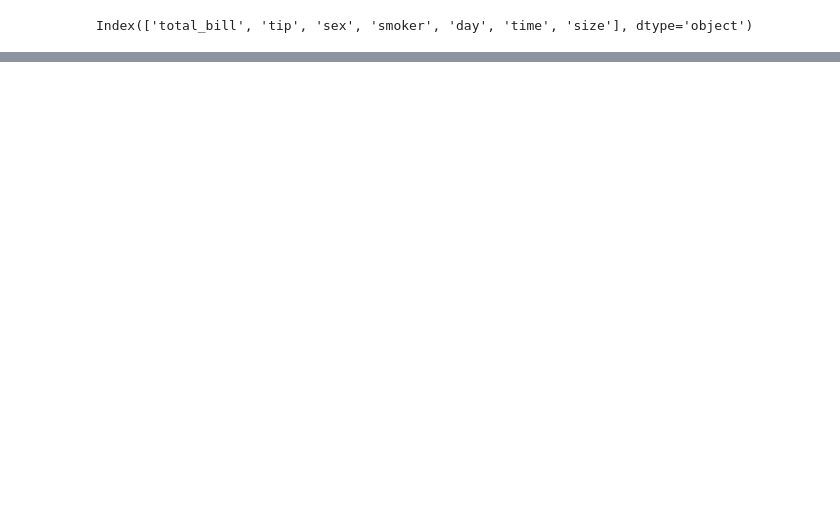
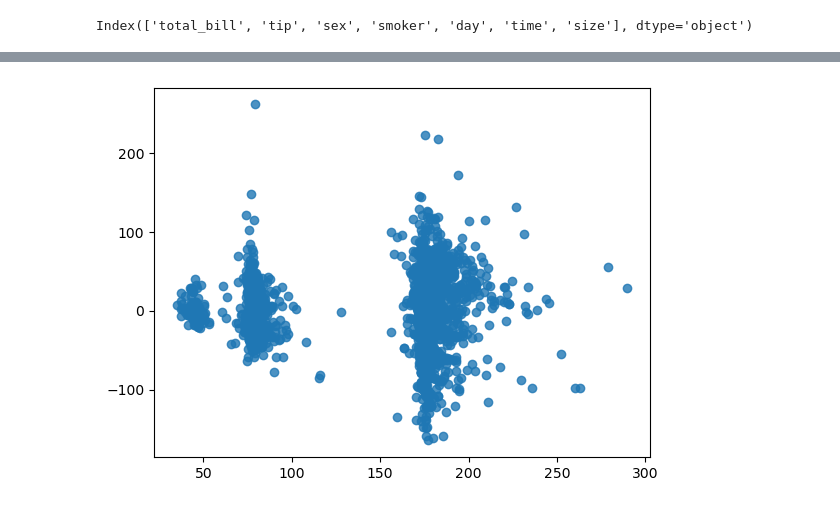
Before and after one commit to KChenDu/pandasNote, a Jupyter notebook: training/09-models.ipynb, the cells around one changed output, grey strips where cells are left out. Drawn from its saved outputs; the diff is of its cells as text; code cells hidden in the pictures; blank space fills up the shorter version.

```diff
--- a/training/09-models.ipynb
+++ b/training/09-models.ipynb
@@ -144,0 +347,3 @@ array([[ 0.        ,  0.02660871,  0.10523236]])
+# %%
+housing = pd.read_csv('../data/housing_renamed.csv')
+housing.head()
@@ -144,0 +357,3 @@ array([[ 0.        ,  0.02660871,  0.10523236]])
+# %%
+house1 = smf.glm('value_per_sq_ft ~ units + sq_ft + boro', data=housing).fit()
+house1.summary()
@@ -144,0 +379,9 @@ array([[ 0.        ,  0.02660871,  0.10523236]])
+# %%
+import matplotlib.pyplot as plt
+
+
+fig, ax = plt.subplots()
+ax = sns.regplot(x=house1.fittedvalues, y=house1.resid_deviance, fit_reg=False)
+fig.savefig('p5-ch-model_diagnostics/figures/resid_1')
+# %% [output]
+[figure, added]
```
Also changed, not shown: parts of 86 cells of this notebook, 2 other files.
